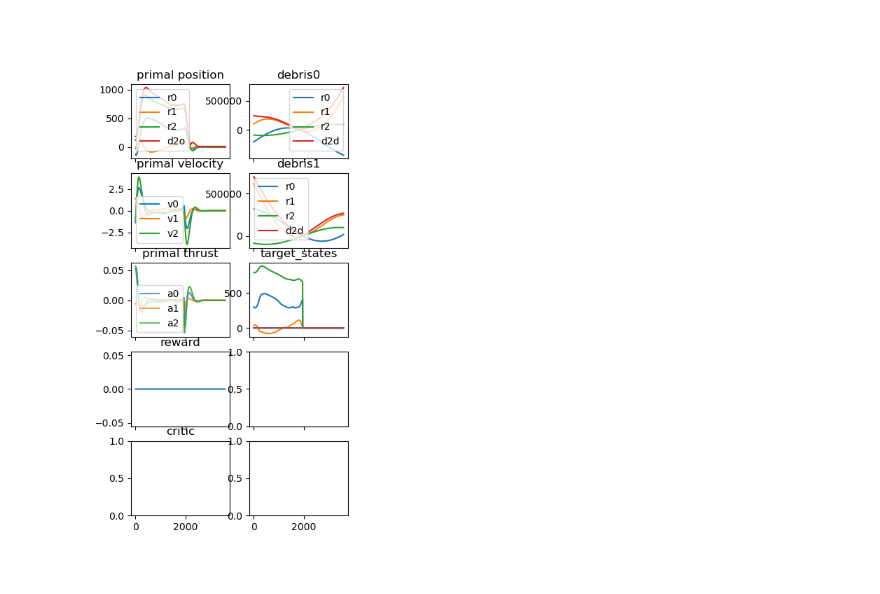
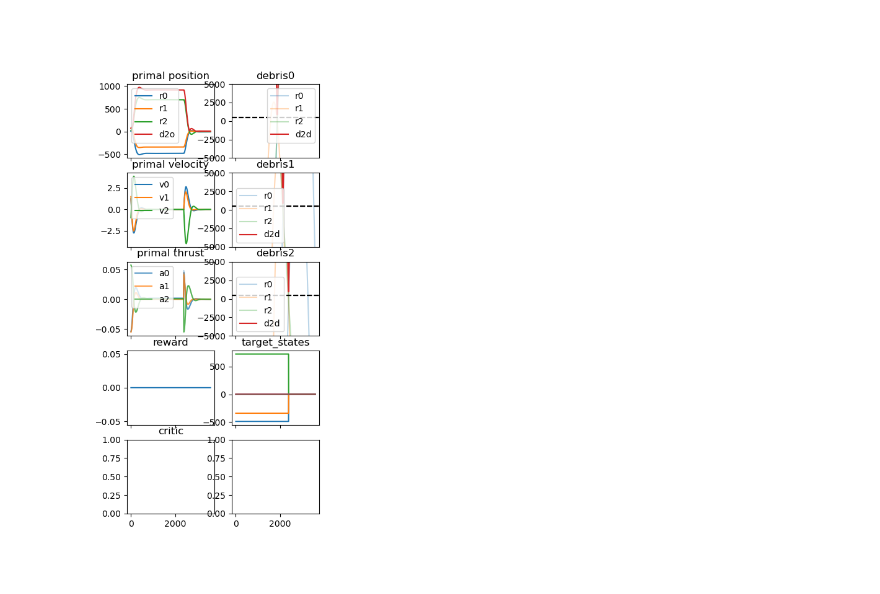
Before and after one commit to liziyao99/multi-debris-avoidance, a Jupyter notebook: test2.ipynb, the cells around one changed output. Cells and saved outputs as stored; diff of their text form; code cells hidden in the pictures.

```diff
--- a/test2.ipynb
+++ b/test2.ipynb
@@ -1,5 +1,9 @@
 # %%
 from trainer.trainer import CWPTT
 import matplotlib.pyplot as plt
-trainer = CWPTT(2, "cuda")
-trainer.agent.load("../model/planTrack.ptd")
+n_debris = 3
+trainer = CWPTT(n_debris, "cuda")
+# trainer.agent.load("../model/planTrack.ptd")
+trainer.agent.load(f"../model/planTrack{n_debris}.ptd")
+# %%
+results = trainer.trainUnity(3600, epoch=1, batch_size=128)
@@ -17,5 +24,5 @@ plt.show()
 # %%
-al, cl, tr = trainer.trainPlaner(episode=1000, epoch=15)
+al, cl, tr = trainer.trainPlaner(episode=1000, epoch=10)
 trainer.agent.save("../model/planTrack.ptd")
 plt.close("all")
 plt.plot(tr)
@@ -31,9 +30,11 @@ d, stage = trainer.test(horizon)
 # %%
 from plotting.analyze import *
 %matplotlib widget
+horizon = 3600
+d, stage = trainer.test(horizon, "mc")
 plt.close('all')
 # n_debris = 0
 n_debris = trainer.mainProp.n_debris
 fig, _ = historyFile(d, agent=None, stage=stage, n_debris=n_debris, items=("target_states",))
 # %% [output]
-[figure, old version]
+[figure, new version]
```
Also changed, not shown: parts of 5 cells of this notebook, 7 other files.
